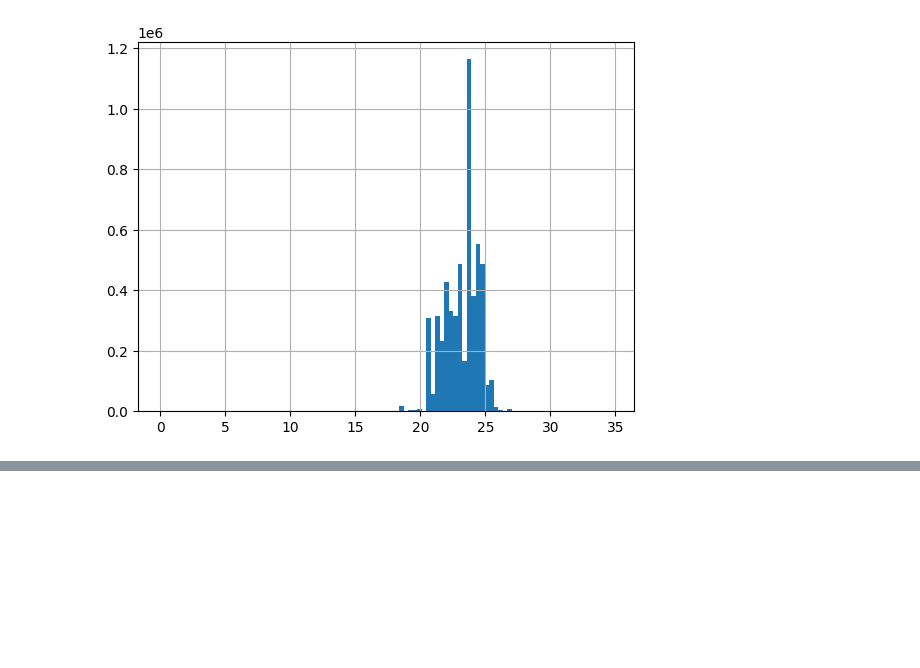
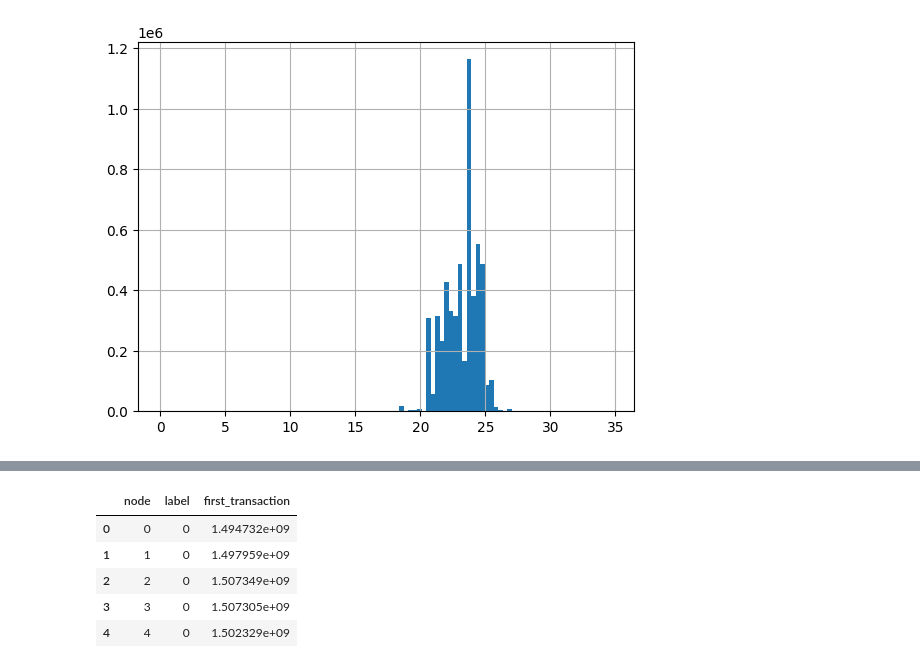
Before and after one commit to Atahanak/models-for-relational-multimodal-data, a Jupyter notebook: data/eth_phishing_transactions.ipynb, the cells around one changed output, grey strips where cells are left out. Cells and saved outputs as stored; diff of their text form; code cells hidden in the pictures; blank space fills up the shorter version.

Commit message:
node classification implemented

```diff
--- a/data/eth_phishing_transactions.ipynb
+++ b/data/eth_phishing_transactions.ipynb
@@ -260,0 +384,34 @@ logger.info(f"Dataset materialized in {time.time()-start} seconds.")
+# %%
+edges = pd.read_csv('/mnt/data/ethereum-phishing-transaction-network/dummy.csv')
+nodes= pd.read_csv('/mnt/data/ethereum-phishing-transaction-network/dummy-nodes.csv')
+# %%
+import pandas as pd
+
+# Assuming nodes and edges are pandas DataFrames
+
+# Get the first transaction timestamp for each from_address
+from_min_timestamp = edges.groupby('from_address')['block_timestamp'].min().reset_index()
+from_min_timestamp.columns = ['node', 'first_transaction']
+
+# Get the first transaction timestamp for each to_address
+to_min_timestamp = edges.groupby('to_address')['block_timestamp'].min().reset_index()
+to_min_timestamp.columns = ['node', 'first_transaction']
+
+# Concatenate both results and take the minimum timestamp for each node
+combined = pd.concat([from_min_timestamp, to_min_timestamp])
+
+# Group by node and take the earliest transaction
+first_transactions = combined.groupby('node')['first_transaction'].min().reset_index()
+
+# Merge with the nodes DataFrame
+nodes = nodes.merge(first_transactions, on='node', how='left')
+
+
+nodes.head()
+# %% [output]
+|  | node | label | first_transaction |
+| 0 | 0 | 0 | 1.494732e+09 |
+| 1 | 1 | 0 | 1.497959e+09 |
+| 2 | 2 | 0 | 1.507349e+09 |
+| 3 | 3 | 0 | 1.507305e+09 |
+| 4 | 4 | 0 | 1.502329e+09 |
```
Also changed, not shown: parts of 16 cells of this notebook, 7 other files.
